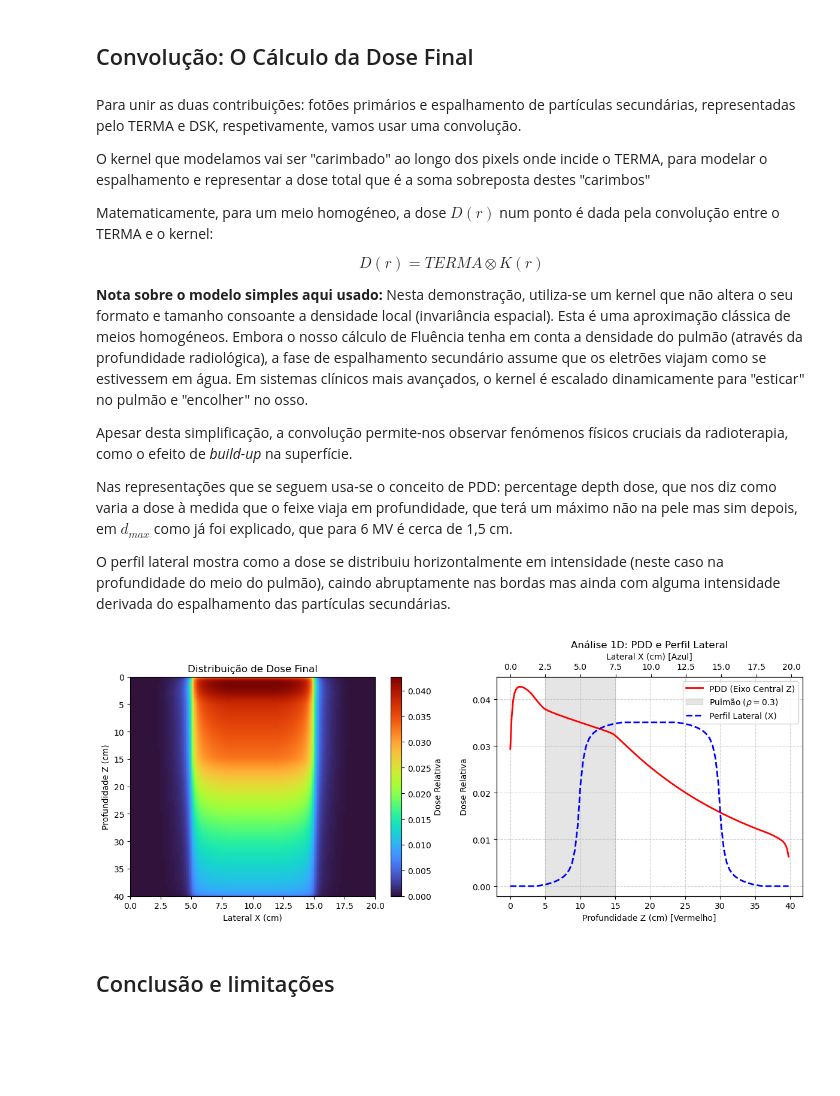
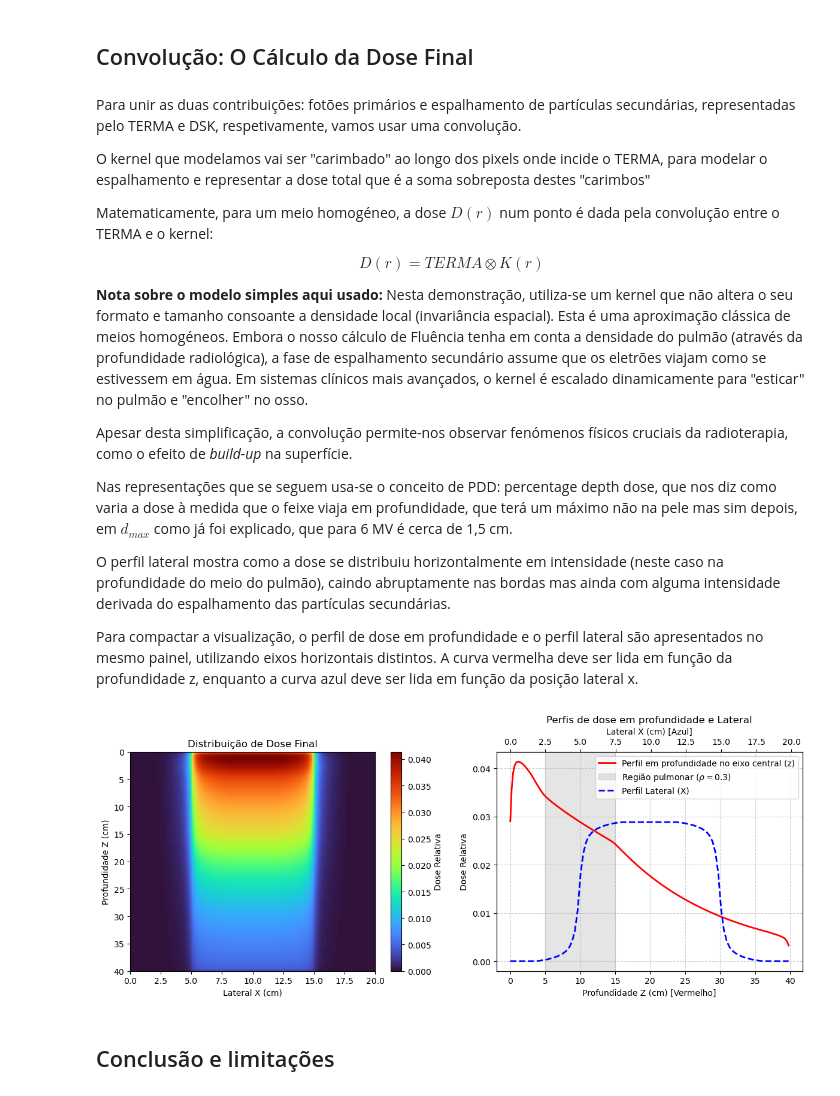
Before and after one commit to henrique-c727/DoseEngine, a Jupyter notebook: Demo.ipynb, the cells around one changed output. Drawn from its saved outputs; the diff is of its cells as text; code cells hidden in the pictures; blank space fills up the shorter version.

```diff
--- a/Demo.ipynb
+++ b/Demo.ipynb
@@ -80,6 +80,8 @@ Assim, o TERMA final vai resultar da energia transportada pelos fotões que resi
 Nesta prova de conceito, o TERMA é representado por uma grandeza relativa proporcional à fluência primária atenuada e ao coeficiente de interação adotado. Não é realizada uma calibração absoluta de energia ou dose, sendo por isso simplificado o conceito.
 # %%
 mu_water = 0.048 # coeficiente de atenuação linear estimado para 6 MV (em cm^-1)
+ssd_cm = 100.0 # distância da fonte à superfície
+
 
 # Calcular a profundidade radiológica acumulada linha a linha
 d_eff = np.cumsum(phantom * dz, axis=0) # tem em conta a densidade variável do fantoma
@@ -89,12 +91,20 @@ fluence = np.zeros((nz, nx))
 center_x = nx // 2 # define-se o centro do fantoma
 field_radius = int((10 / 2) / dx) # define-se o raio, ou meia-largura, tendo em conta o feixe escolhido
 
+# Profundidade física correspondente a cada linha da grelha
+z_physical = np.arange(1, nz + 1) * dz # primeira linha: dz centimetros da superfície
+
+# Lei do inverso do quadrado normalizada à fluência na superfície
+inverse_square_factor = ( ssd_cm / (ssd_cm + z_physical) ) ** 2
+
+
+
 for z in range(nz):
     attenuation = np.exp(-mu_water * d_eff[z, center_x - field_radius : center_x + field_radius]) # lei de Beer-Lambert nos limites de aplicação do feixe
-    fluence[z, center_x - field_radius : center_x + field_radius] = 1.0 * attenuation # toma-se o valor relativo da fluência como 1 na superfície inicial
+    fluence[z, center_x - field_radius : center_x + field_radius] = 1.0 * attenuation * inverse_square_factor[z] # toma-se o valor relativo da fluência como 1 na superfície inicial
 
 # Calcular TERMA
-terma = fluence * mu_water
+terma = fluence * mu_water # grandeza relativa
 
 # Visualização
 plt.figure(figsize=(6, 4))
@@ -173,6 +185,8 @@ Apesar desta simplificação, a convolução permite-nos observar fenómenos fí
 Nas representações que se seguem usa-se o conceito de PDD: percentage depth dose, que nos diz como varia a dose à medida que o feixe viaja em profundidade, que terá um máximo não na pele mas sim depois, em $d_{max}$ como já foi explicado, que para 6 MV é cerca de 1,5 cm.
 
 O perfil lateral mostra como a dose se distribuiu horizontalmente em intensidade (neste caso na profundidade do meio do pulmão), caindo abruptamente nas bordas mas ainda com alguma intensidade derivada do espalhamento das partículas secundárias.
+
+Para compactar a visualização, o perfil de dose em profundidade e o perfil lateral são apresentados no mesmo painel, utilizando eixos horizontais distintos. A curva vermelha deve ser lida em função da profundidade z, enquanto a curva azul deve ser lida em função da posição lateral x.
 # %%
 # Aplicar o operador matemático de convolução
 dose_final = convolve2d(terma, kernel_matrix, mode='same', boundary='fill', fillvalue=0) # 'mode=same' mantém as dimensões originais do paciente
@@ -186,37 +200,37 @@ axs[0].set_title("Distribuição de Dose Final")
 axs[0].set_xlabel("Lateral X (cm)")
 axs[0].set_ylabel("Profundidade Z (cm)")
 fig.colorbar(im, ax=axs[0], label="Dose Relativa")
 
 # Análise Quantitativa (PDD e Perfil Lateral)
 eixo_z = np.arange(nz) * dz
 eixo_x = np.arange(nx) * dx
 
 # PDD no eixo central e Perfil Lateral aos 10 cm de profundidade (meio do pulmão)
 pdd = dose_final[:, nx // 2]
 perfil_lateral = dose_final[int(10.0 / dz), :]
 
-axs[1].plot(eixo_z, pdd, 'r-', linewidth=2, label="PDD (Eixo Central Z)")
-axs[1].axvspan(5.0, 15.0, color='gray', alpha=0.2, label="Pulmão ($\\rho=0.3$)")
+axs[1].plot(eixo_z, pdd, 'r-', linewidth=2, label="Perfil em profundidade no eixo central (z)")
+axs[1].axvspan(5.0, 15.0, color='gray', alpha=0.2, label="Região pulmonar ($\\rho=0.3$)")
 
 # Eixo secundário para o Perfil Lateral
 ax2 = axs[1].twiny()
 ax2.plot(eixo_x, perfil_lateral, 'b--', linewidth=2, label="Perfil Lateral (X)")
 
-axs[1].set_title("Análise 1D: PDD e Perfil Lateral")
+axs[1].set_title("Perfis de dose em profundidade e Lateral")
 axs[1].set_xlabel("Profundidade Z (cm) [Vermelho]")
 axs[1].set_ylabel("Dose Relativa")
 ax2.set_xlabel("Lateral X (cm) [Azul]")
 axs[1].grid(True, linestyle='--', alpha=0.6)
 
 # Unir as legendas num só bloco
 lines_1, labels_1 = axs[1].get_legend_handles_labels()
 lines_2, labels_2 = ax2.get_legend_handles_labels()
 axs[1].legend(lines_1 + lines_2, labels_1 + labels_2, loc='upper right')
 
 plt.tight_layout()
 plt.show()
 # %% [output]
-[figure, old version]
+[figure, new version]
 # %% [markdown]
 ## Conclusão e limitações
 # %% [markdown]
```
Also changed, not shown: parts of 2 cells of this notebook.
